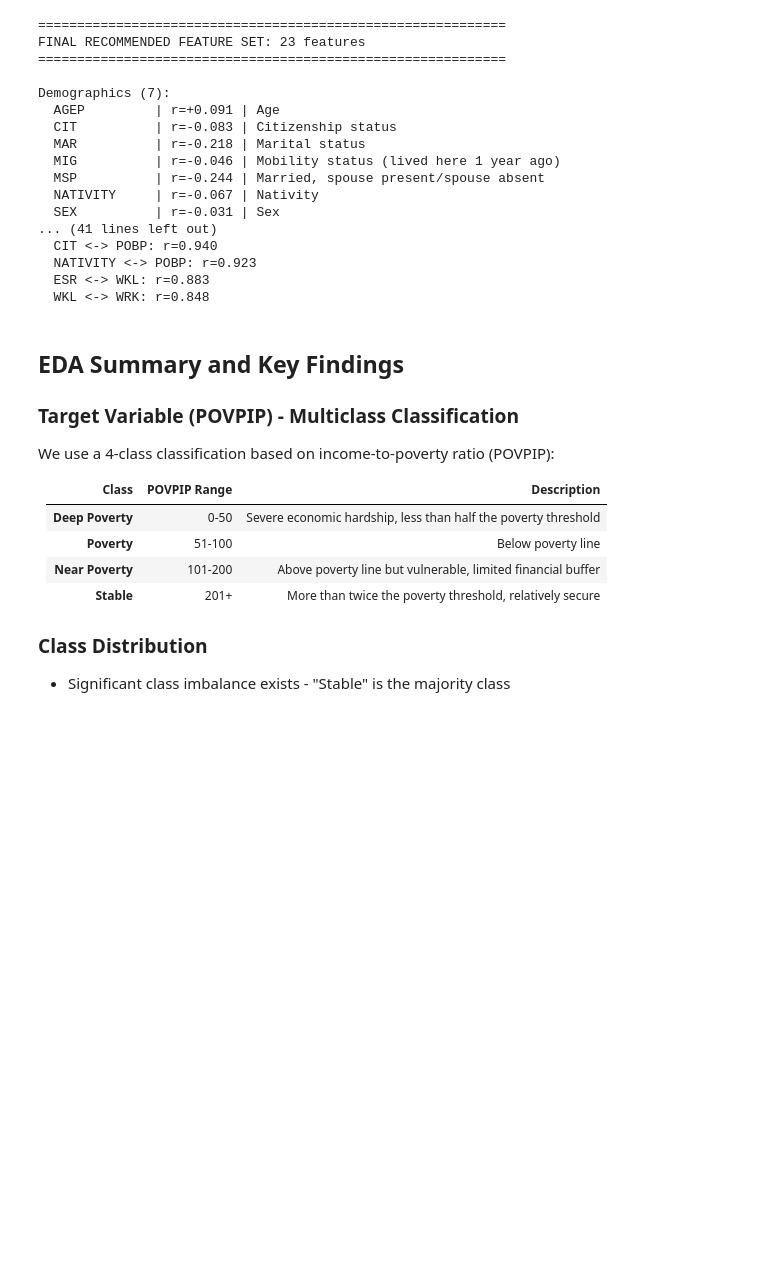
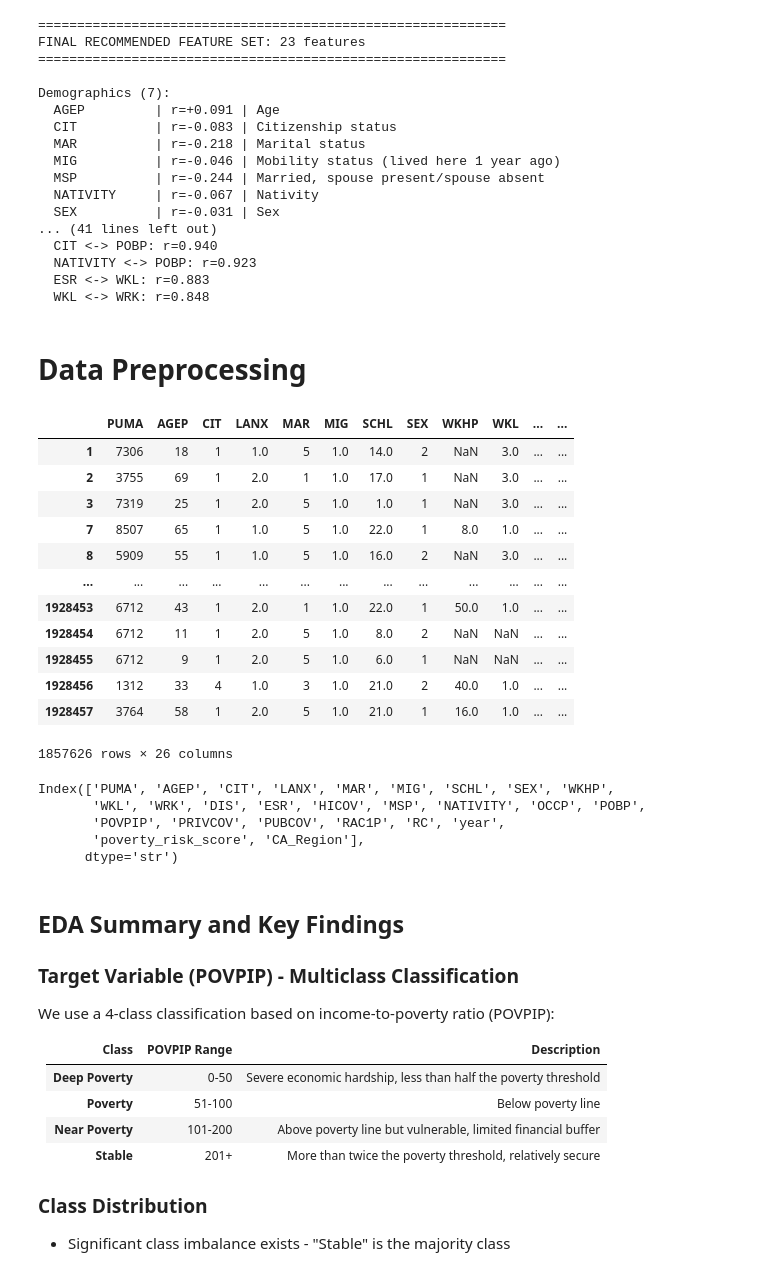
Before and after one commit to ingridalt/DSC-288R-CAPSTONE, a Jupyter notebook: 2_Exploratory_Data_Analysis/EDA_master.ipynb, the cells around one changed output. Cells and saved outputs as stored; diff of their text form; code cells hidden in the pictures; blank space fills up the shorter version.

Commit message:
Baseline multinomial logistic regression model + preprocessing

```diff
--- a/2_Exploratory_Data_Analysis/EDA_master.ipynb
+++ b/2_Exploratory_Data_Analysis/EDA_master.ipynb
@@ -1349,7 +1366,7 @@ if 'corr_df' in dir() and len(corr_df)>0:
     rec_df = pd.DataFrame({'column': sorted(recommended)})
     if 'df_dict_clean' in dir() and {'column', 'label', 'values_json'}.issubset(df_dict_clean.columns):
         rec_df = rec_df.merge(df_dict_clean[['column', 'label', 'values_json']], on='column', how='left')
-    rec_df.to_csv(f'{OUTPUT_DIR}/recommended_features.csv', index=False)
+
     print(f'Saved to: {OUTPUT_DIR}/recommended_features.csv')
 # %% [output]
 RECOMMENDED (23): ['AGEP', 'CIT', 'DIS', 'ESR', 'HICOV', 'LANX', 'MAR', 'MIG', 'MSP', 'NATIVITY', 'OCCP', 'POBP', 'PRIVCOV', 'PUBCOV', 'PUMA', 'RAC1P', 'RC', 'SCHL', 'SEX', 'WKHP', 'WKL', 'WRK', 'year ...
@@ -1533,6 +1549,42 @@ Demographics (7):
   NATIVITY <-> POBP: r=0.923
   ESR <-> WKL: r=0.883
   WKL <-> WRK: r=0.848
+# %% [markdown]
+# Data Preprocessing
+# %%
+# splitting by year to prevent leakage first
+cols_to_use = list(rec_df["column"].unique()) + ["POVPIP"] + ["poverty_risk_score"] + ["CA_Region"]
+train_df = df_analysis.loc[
+    df_analysis['year'] < 2024,
+    df_analysis.columns.intersection(cols_to_use)
+].copy()
+train_df.to_csv('../3_Data_Preprocessing/preprocessing_data/train_data_final_feat_no_preprocessing.csv', index=False)
+
+test_df = df_analysis[df_analysis['year'] == 2024].copy()
+test_df.to_csv('../3_Data_Preprocessing/preprocessing_data/test_data_final_feat_no_preprocessing.csv', index=False)
+train_df
+# %% [output]
+|  | PUMA | AGEP | CIT | LANX | MAR | MIG | SCHL | SEX | WKHP | WKL | ... | ... |
+| 1 | 7306 | 18 | 1 | 1.0 | 5 | 1.0 | 14.0 | 2 | NaN | 3.0 | ... | ... |
+| 2 | 3755 | 69 | 1 | 2.0 | 1 | 1.0 | 17.0 | 1 | NaN | 3.0 | ... | ... |
+| 3 | 7319 | 25 | 1 | 2.0 | 5 | 1.0 | 1.0 | 1 | NaN | 3.0 | ... | ... |
+| 7 | 8507 | 65 | 1 | 1.0 | 5 | 1.0 | 22.0 | 1 | 8.0 | 1.0 | ... | ... |
+| 8 | 5909 | 55 | 1 | 1.0 | 5 | 1.0 | 16.0 | 2 | NaN | 3.0 | ... | ... |
+| ... | ... | ... | ... | ... | ... | ... | ... | ... | ... | ... | ... | ... |
+| 1928453 | 6712 | 43 | 1 | 2.0 | 1 | 1.0 | 22.0 | 1 | 50.0 | 1.0 | ... | ... |
+| 1928454 | 6712 | 11 | 1 | 2.0 | 5 | 1.0 | 8.0 | 2 | NaN | NaN | ... | ... |
+| 1928455 | 6712 | 9 | 1 | 2.0 | 5 | 1.0 | 6.0 | 1 | NaN | NaN | ... | ... |
+| 1928456 | 1312 | 33 | 4 | 1.0 | 3 | 1.0 | 21.0 | 2 | 40.0 | 1.0 | ... | ... |
+| 1928457 | 3764 | 58 | 1 | 2.0 | 5 | 1.0 | 21.0 | 1 | 16.0 | 1.0 | ... | ... |
+1857626 rows × 26 columns
+# %%
+train_df.columns
+# %% [output]
+Index(['PUMA', 'AGEP', 'CIT', 'LANX', 'MAR', 'MIG', 'SCHL', 'SEX', 'WKHP',
+       'WKL', 'WRK', 'DIS', 'ESR', 'HICOV', 'MSP', 'NATIVITY', 'OCCP', 'POBP',
+       'POVPIP', 'PRIVCOV', 'PUBCOV', 'RAC1P', 'RC', 'year',
+       'poverty_risk_score', 'CA_Region'],
+      dtype='str')
 # %% [markdown]
 ## EDA Summary and Key Findings
 
```
Also changed, not shown: parts of 8 cells of this notebook, 2 other files.
